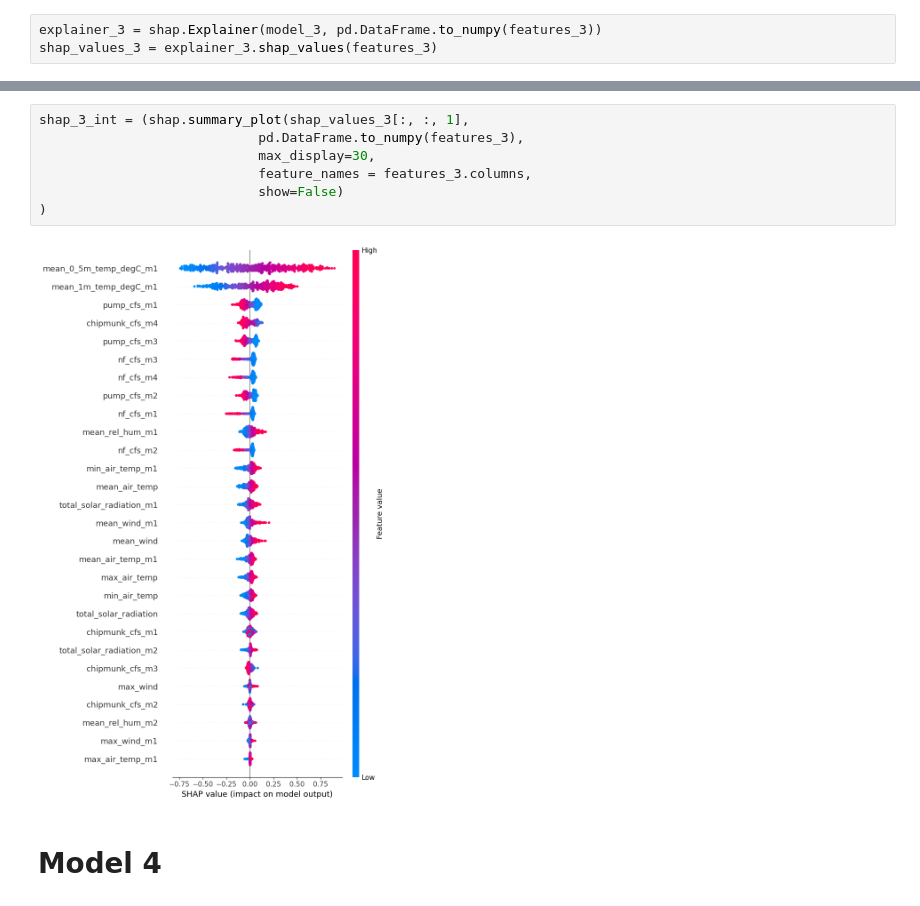
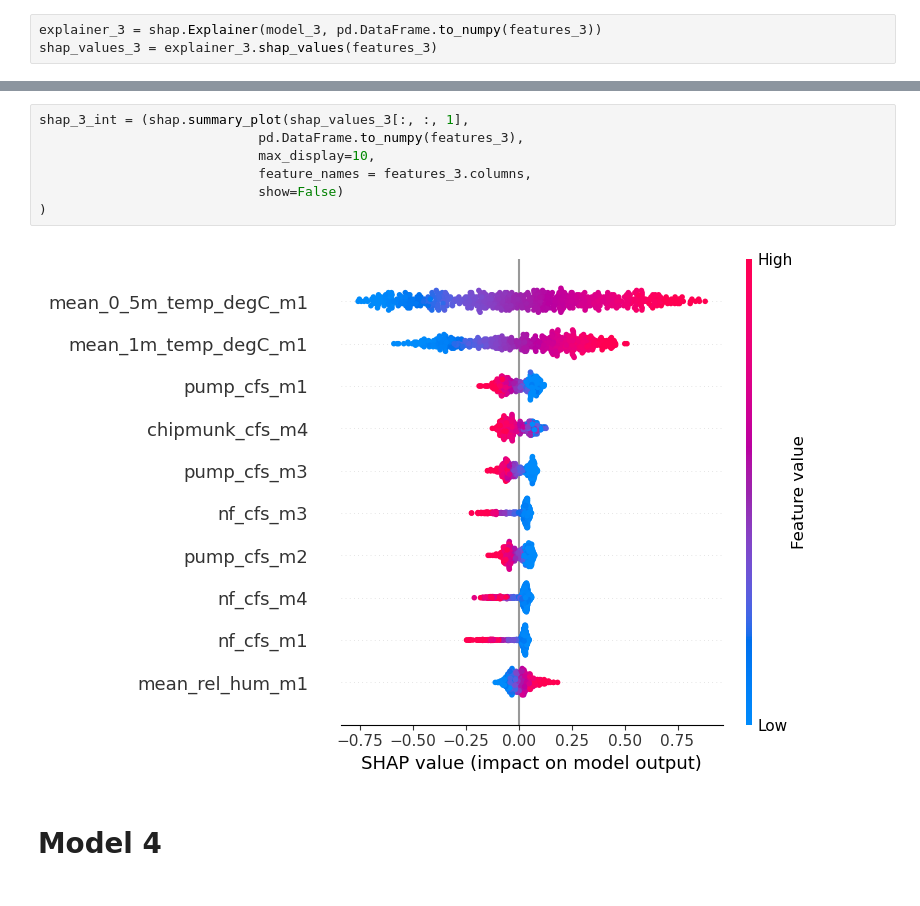
Before and after one commit to steeleb/TLS_DSS, a Jupyter notebook: model_submodule/model_dev/operational_model/_operational_five_ten_shap_2y.ipynb, the cells around one changed output, grey strips where cells are left out. Saved outputs shown, nothing was run; the diff lists cells and outputs as text.

```diff
--- a/model_submodule/model_dev/operational_model/_operational_five_ten_shap_2y.ipynb
+++ b/model_submodule/model_dev/operational_model/_operational_five_ten_shap_2y.ipynb
@@ -125,12 +125,12 @@ shap_3_1m = (shap.summary_plot(shap_values_3[:, :, 0],
 # %%
 shap_3_int = (shap.summary_plot(shap_values_3[:, :, 1],
                             pd.DataFrame.to_numpy(features_3),
-                            max_display=30,
+                            max_display=10,
                             feature_names = features_3.columns,
                             show=False)
 )
 # %% [output]
-[figure, old version]
+[figure, new version]
 # %% [markdown]
 # Model 4
 # %%
```
Also changed, not shown: parts of 7 cells of this notebook, 8 other files.
